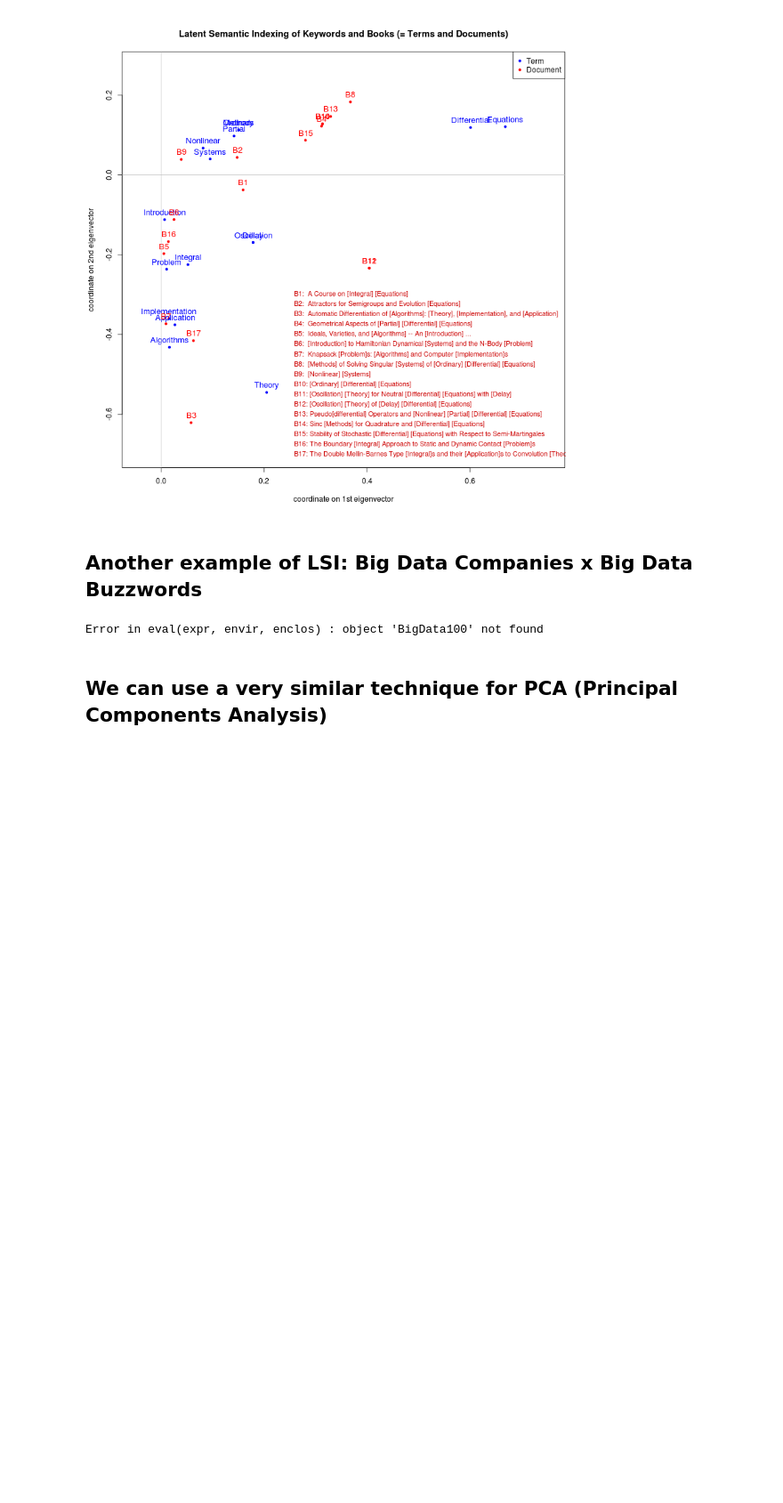
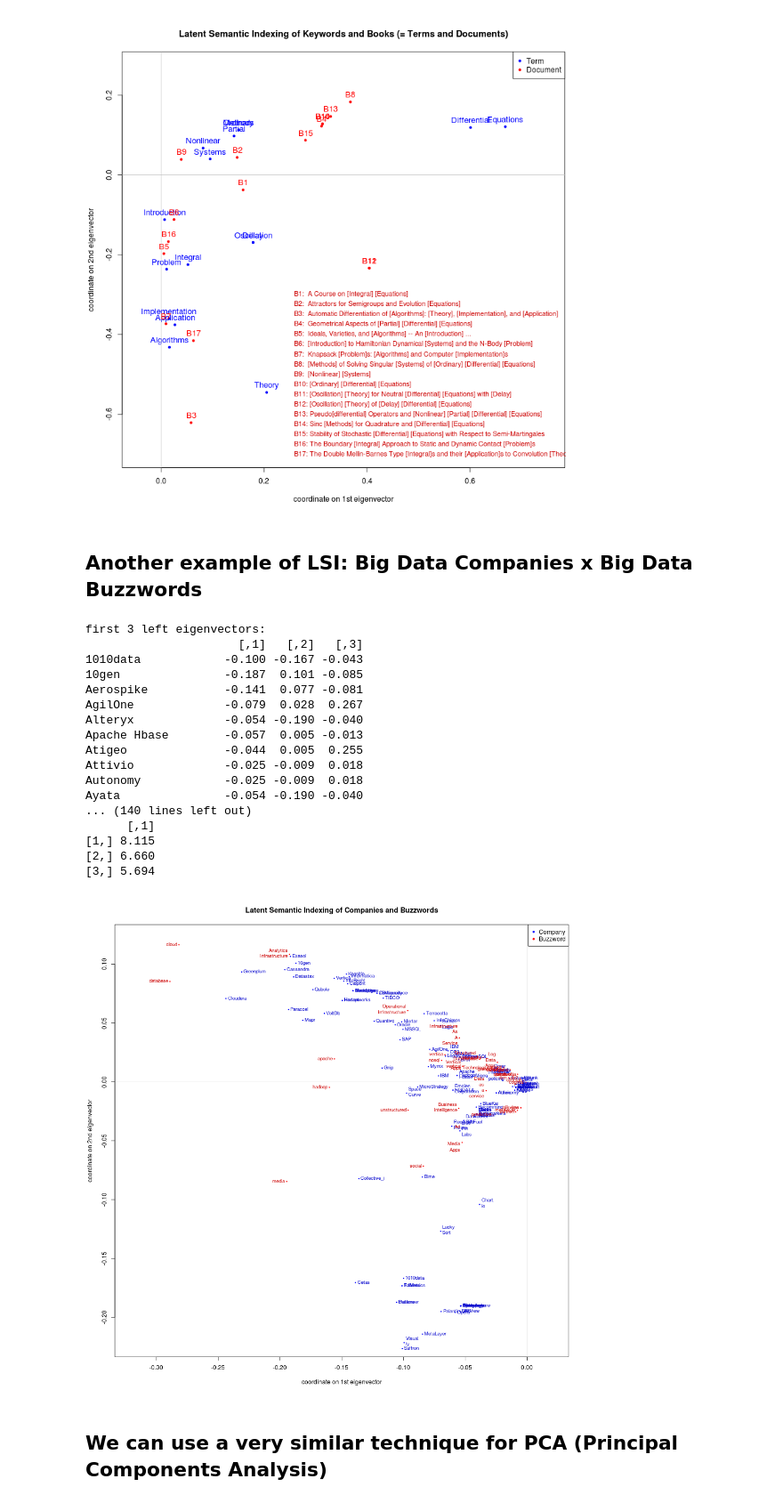
Before and after one commit to realmichaelzyy/cs249-2, a Jupyter notebook: hw3/MiniHW3_v2.01.ipynb, the cells around one changed output. Shown at 89% size. Saved outputs shown, nothing was run; the diff lists cells and outputs as text; code cells hidden in the pictures; blank space fills up the shorter version.

```diff
--- a/hw3/MiniHW3_v2.01.ipynb
+++ b/hw3/MiniHW3_v2.01.ipynb
@@ -163,6 +163,8 @@ legend( "topright", c("Term", "Document"), cex=1.0, col=c("blue","red"), pch=c(2
 #  Another demonstration of Latent Semantic Indexing
 
 # Companies x Buzzwords again
+
+BigData100 = read.csv("BigData100.csv", header=TRUE)
 
 p = dim(BigData100)[2]
 
@@ -193,34 +195,51 @@ yrange = c( -0.22, 0.12 )
 plot( c(), c(), type="n", xlim=xrange, ylim=yrange,
       xlab = "coordinate on 1st eigenvector", ylab = "coordinate on 2nd eigenvector",
       main = "Latent Semantic Indexing of Companies and Buzzwords" )
 
 abline( h=0, col="gray", lwd=0.3 )  # add x-axis line
 abline( v=0, col="gray", lwd=0.3 )  # add y-axis line
 
 points( u1, u2, pch=20, cex=0.5, col="blue" )
 points( v1, v2, pch=20, cex=0.5, col="red" )
 
 text( u1, u2, Companies, col="blue3", pos=4, offset=0.25, cex=0.8 )
 text( v1, v2, Buzzwords, col="red3",  pos=2, offset=0.25, cex=0.8 )
 
 legend( "topright", c("Company", "Buzzword"), cex=1.0, col=c("blue","red"), pch=c(20,20) )
 
 Ueigenvectors = U[,1:3]
 rownames(Ueigenvectors) = rownames(Data)
 
 cat("first 3 left eigenvectors:\n")
 print(round( Ueigenvectors, 3))
 
 Veigenvectors = V[,1:3]
 rownames(Veigenvectors) = colnames(Data)
 
 cat("first 3 right eigenvectors:\n")
 print(round( Veigenvectors, 3))
 
 cat("first 3 eigenvalues:\n")
 print(round(t(t( sigma[1:3] )), 3))
 # %% [output]
-Error in eval(expr, envir, enclos) : object 'BigData100' not found
+first 3 left eigenvectors:
+                      [,1]   [,2]   [,3]
+1010data            -0.100 -0.167 -0.043
+10gen               -0.187  0.101 -0.085
+Aerospike           -0.141  0.077 -0.081
+AgilOne             -0.079  0.028  0.267
+Alteryx             -0.054 -0.190 -0.040
+Apache Hbase        -0.057  0.005 -0.013
+Atigeo              -0.044  0.005  0.255
+Attivio             -0.025 -0.009  0.018
+Autonomy            -0.025 -0.009  0.018
+Ayata               -0.054 -0.190 -0.040
+... (140 lines left out)
+      [,1]
+[1,] 8.115
+[2,] 6.660
+[3,] 5.694
+[figure, added]
 # %% [markdown]
 ## We can use a very similar technique for PCA (Principal Components Analysis)
 # %%
```
Also changed, not shown: parts of 2 cells of this notebook.
